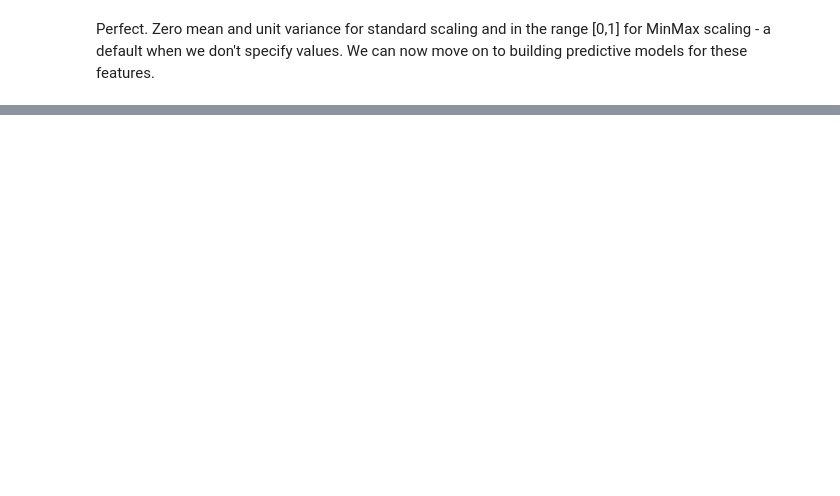
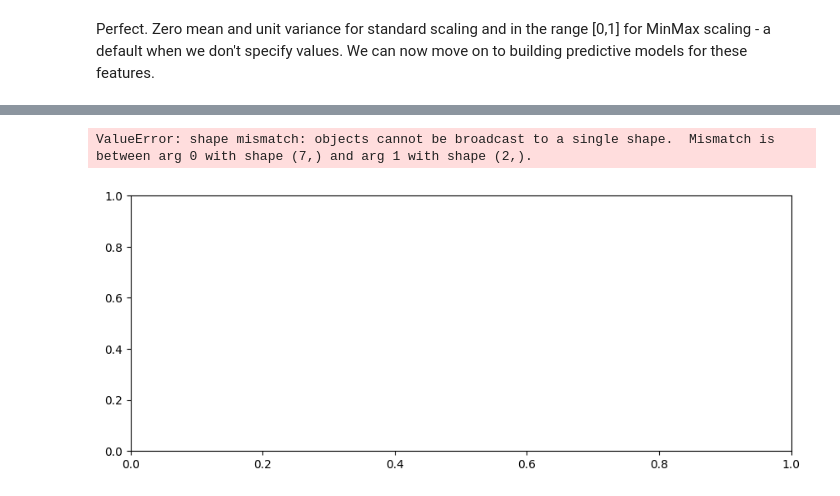
Before and after one commit to IAT-ExploringAI-2024/Week-2_Data_Preprocessing, a Jupyter notebook: Week_2_Data_Preprocessing.ipynb, the cells around one changed output, grey strips where cells are left out. Drawn from its saved outputs; the diff is of its cells as text; code cells hidden in the pictures; blank space fills up the shorter version.

```diff
--- a/Week_2_Data_Preprocessing.ipynb
+++ b/Week_2_Data_Preprocessing.ipynb
@@ -968,0 +993,22 @@ Perfect. Zero mean and unit variance for standard scaling and in the range [0,1]
+# %%
+import os, glob
+
+import numpy as np
+
+def load_data():
+    X,y=[],[]
+    count = 0
+    for file in glob.glob("/content/drive/MyDrive/Iat481/wav/*.wav"):
+        file_name=os.path.basename(file)
+        #print(file_name)
+        #print(file_name.split("-")[2])
+        emotion=emotions1[(file_name[2])]
+        #print(emotion)
+        features1 = get_features(file)
+        X.append(features)
+        y.append(emotion)
+        count += 1
+        # '\r' + end='' results in printing over same line
+        print('\r' + f' Processed {count}/{1435} audio samples',end=' ')
+      # Return arrays to plug into sklearn's cross-validation algorithms
+    return np.array(X), np.array(y)
@@ -968,0 +1022,2 @@ Perfect. Zero mean and unit variance for standard scaling and in the range [0,1]
+# %%
+features1, emotions1 = load_data()
@@ -968,0 +1067,15 @@ Perfect. Zero mean and unit variance for standard scaling and in the range [0,1]
+# %%
+# plot emotions
+plt.figure(figsize=(35,4))
+plt.subplot(1,3,1)
+#np.unique returns ordered list of unique elements and count of each element
+emotion_list, count = np.unique(emotions1, return_counts=True)
+plt.bar(x=range(7), height=count)
+plt.xticks(ticks=range(7), labels = [emotion for emotion in emotion_list],fontsize=10)
+plt.xlabel('Emotion')
+plt.tick_params(labelsize=16)
+plt.ylabel('Number of Samples')
+plt.show()
+# %% [output]
+ValueError: shape mismatch: objects cannot be broadcast to a single shape.  Mismatch is between arg 0 with shape (7,) and arg 1 with shape (2,).
+[figure, added]
```
Also changed, not shown: parts of 19 cells of this notebook.
